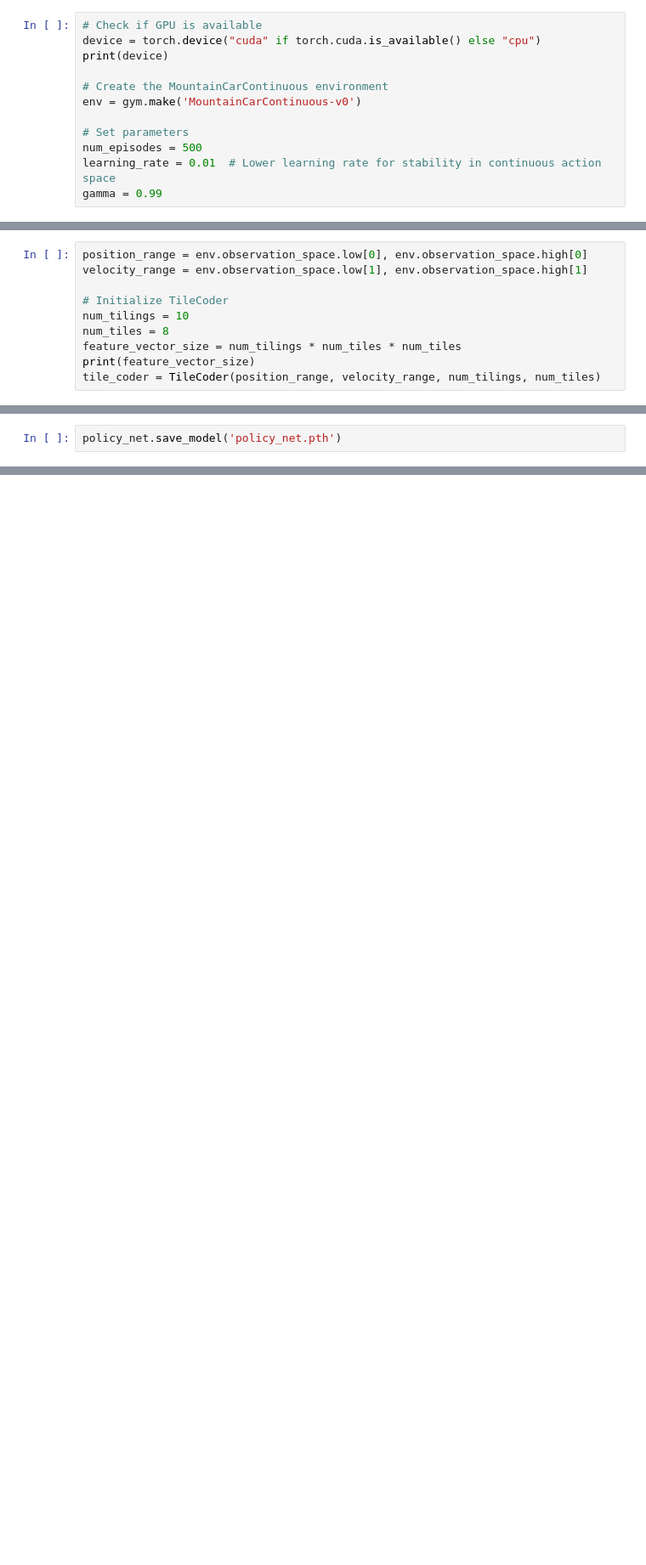
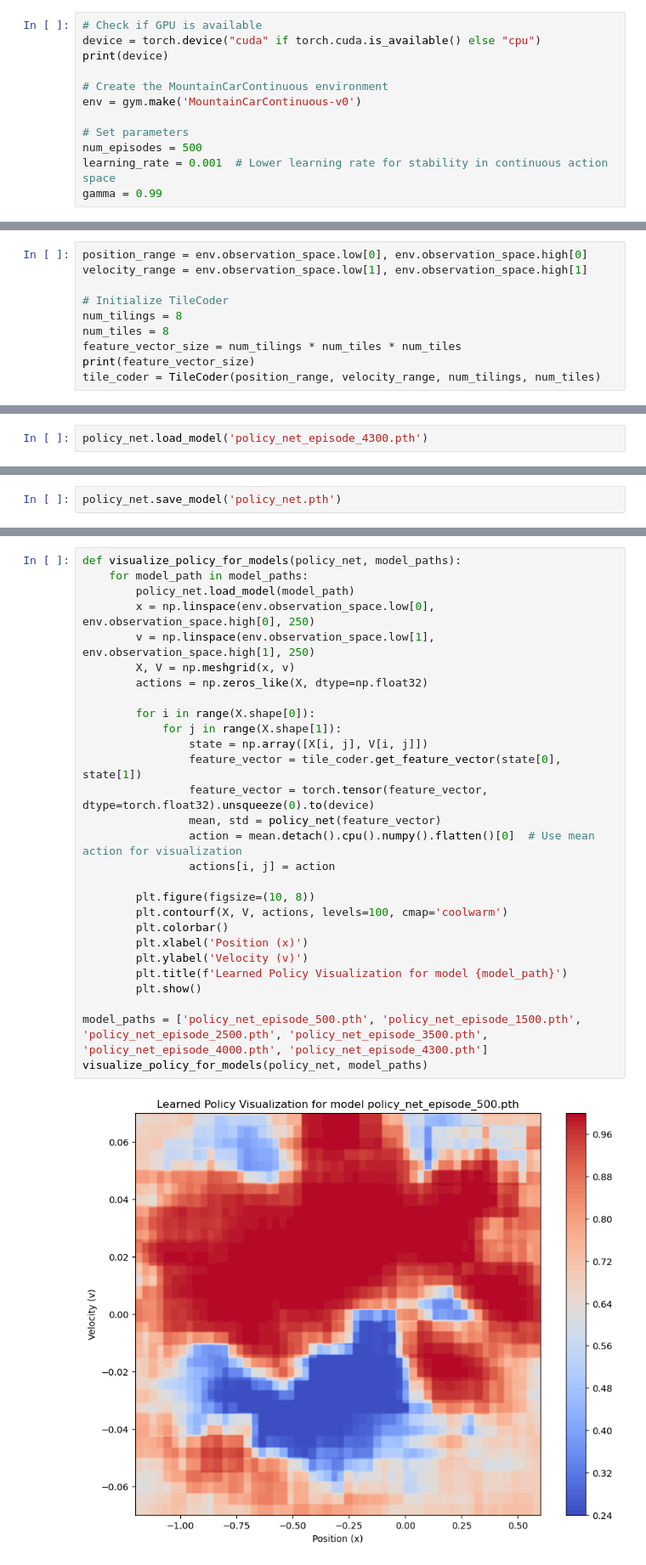
Before and after one commit to gardan4/RL-learning-goals, a Jupyter notebook: python/Reinforcement_Learning_Mountain_car.ipynb, the cells around one changed output, grey strips where cells are left out. Shown at 85% size. Saved outputs shown, nothing was run; the diff lists cells and outputs as text; blank space fills up the shorter version.

```diff
--- a/python/Reinforcement_Learning_Mountain_car.ipynb
+++ b/python/Reinforcement_Learning_Mountain_car.ipynb
@@ -19,7 +23,7 @@ env = gym.make('MountainCarContinuous-v0')
 
 # Set parameters
 num_episodes = 500
-learning_rate = 0.01  # Lower learning rate for stability in continuous action space
+learning_rate = 0.001  # Lower learning rate for stability in continuous action space
 gamma = 0.99
 # %% [output]
 cuda
@@ -56,7 +60,7 @@ position_range = env.observation_space.low[0], env.observation_space.high[0]
 velocity_range = env.observation_space.low[1], env.observation_space.high[1]
 
 # Initialize TileCoder
-num_tilings = 10
+num_tilings = 8
 num_tiles = 8
 feature_vector_size = num_tilings * num_tiles * num_tiles
 print(feature_vector_size)
@@ -174,3 +187,5 @@ def train_policy_net(policy_net, num_episodes=500, gamma=0.99, lr=0.01):
+# %%
+policy_net.load_model('policy_net_episode_4300.pth')
 # %%
 # Train the policy network
 train_policy_net(policy_net)
@@ -216,0 +221,30 @@ visualize_policy(policy_net)
+# %%
+def visualize_policy_for_models(policy_net, model_paths):
+    for model_path in model_paths:
+        policy_net.load_model(model_path)
+        x = np.linspace(env.observation_space.low[0], env.observation_space.high[0], 250)
+        v = np.linspace(env.observation_space.low[1], env.observation_space.high[1], 250)
+        X, V = np.meshgrid(x, v)
+        actions = np.zeros_like(X, dtype=np.float32)
+
+        for i in range(X.shape[0]):
+            for j in range(X.shape[1]):
+                state = np.array([X[i, j], V[i, j]])
+                feature_vector = tile_coder.get_feature_vector(state[0], state[1])
+                feature_vector = torch.tensor(feature_vector, dtype=torch.float32).unsqueeze(0).to(device)
+                mean, std = policy_net(feature_vector)
+                action = mean.detach().cpu().numpy().flatten()[0]  # Use mean action for visualization
+                actions[i, j] = action
+
+        plt.figure(figsize=(10, 8))
+        plt.contourf(X, V, actions, levels=100, cmap='coolwarm')
+        plt.colorbar()
+        plt.xlabel('Position (x)')
+        plt.ylabel('Velocity (v)')
+        plt.title(f'Learned Policy Visualization for model {model_path}')
+        plt.show()
+
+model_paths = ['policy_net_episode_500.pth', 'policy_net_episode_1500.pth', 'policy_net_episode_2500.pth', 'policy_net_episode_3500.pth', 'policy_net_episode_4000.pth', 'policy_net_episode_4300.pth']
+visualize_policy_for_models(policy_net, model_paths)
+# %% [output]
+[figure, added]
```
Also changed, not shown: parts of 8 cells of this notebook, 8 other files.
